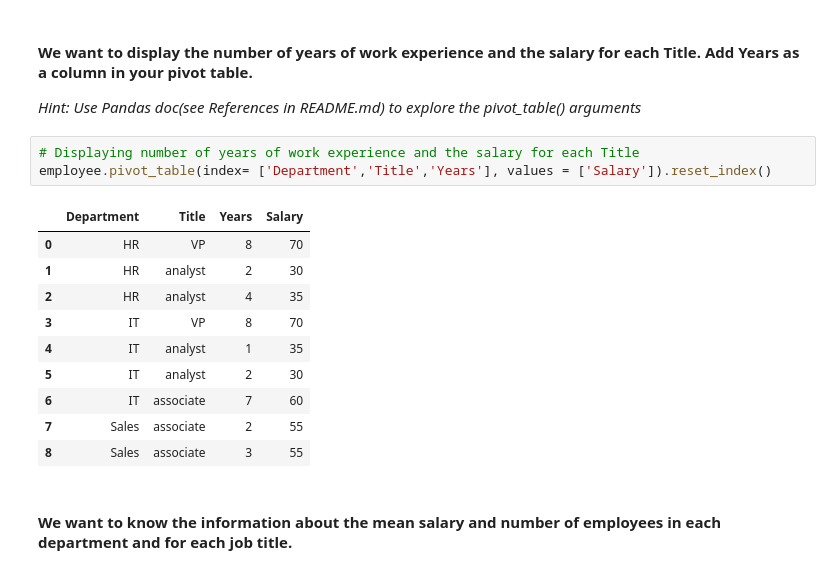
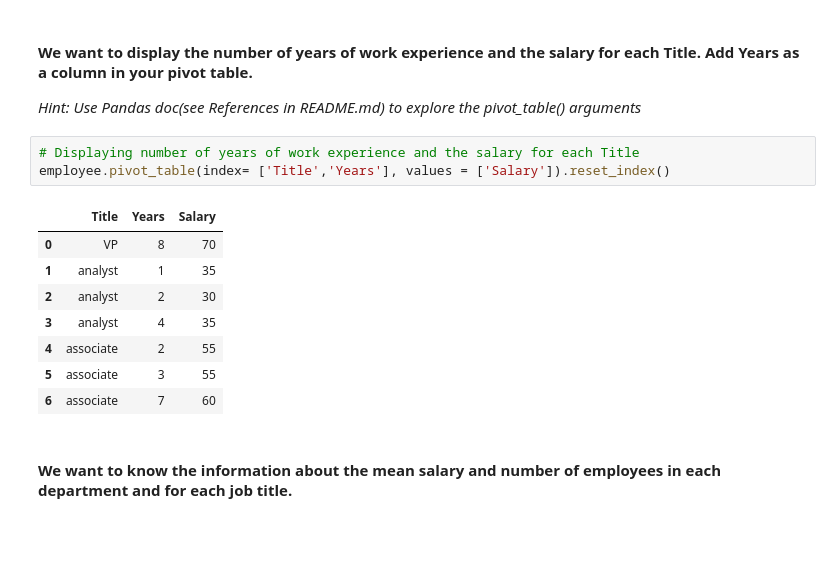
Before and after one commit to SSOCosta/Data-Reshaping-pivot-table, a Jupyter notebook: your_code/main.ipynb, the cells around one changed output. Drawn from its saved outputs; the diff is of its cells as text; blank space fills up the shorter version.

```diff
--- a/your_code/main.ipynb
+++ b/your_code/main.ipynb
@@ -64,18 +64,16 @@ employee.pivot_table(index= ['Department', 'Title'], values = ['Salary'], aggfun
 *Hint: Use Pandas doc(see References in README.md) to explore the pivot_table() arguments*
 # %%
 # Displaying number of years of work experience and the salary for each Title
-employee.pivot_table(index= ['Department','Title','Years'], values = ['Salary']).reset_index()
+employee.pivot_table(index= ['Title','Years'], values = ['Salary']).reset_index()
 # %% [output]
-|  | Department | Title | Years | Salary |
-| 0 | HR | VP | 8 | 70 |
-| 1 | HR | analyst | 2 | 30 |
-| 2 | HR | analyst | 4 | 35 |
-| 3 | IT | VP | 8 | 70 |
-| 4 | IT | analyst | 1 | 35 |
-| 5 | IT | analyst | 2 | 30 |
-| 6 | IT | associate | 7 | 60 |
-| 7 | Sales | associate | 2 | 55 |
-| 8 | Sales | associate | 3 | 55 |
+|  | Title | Years | Salary |
+| 0 | VP | 8 | 70 |
+| 1 | analyst | 1 | 35 |
+| 2 | analyst | 2 | 30 |
+| 3 | analyst | 4 | 35 |
+| 4 | associate | 2 | 55 |
+| 5 | associate | 3 | 55 |
+| 6 | associate | 7 | 60 |
 # %% [markdown]
 #### We want to know the information about the mean salary and number of employees in each department and for each job title.
 # %%
```
Also changed, not shown: parts of 1 cell of this notebook.
